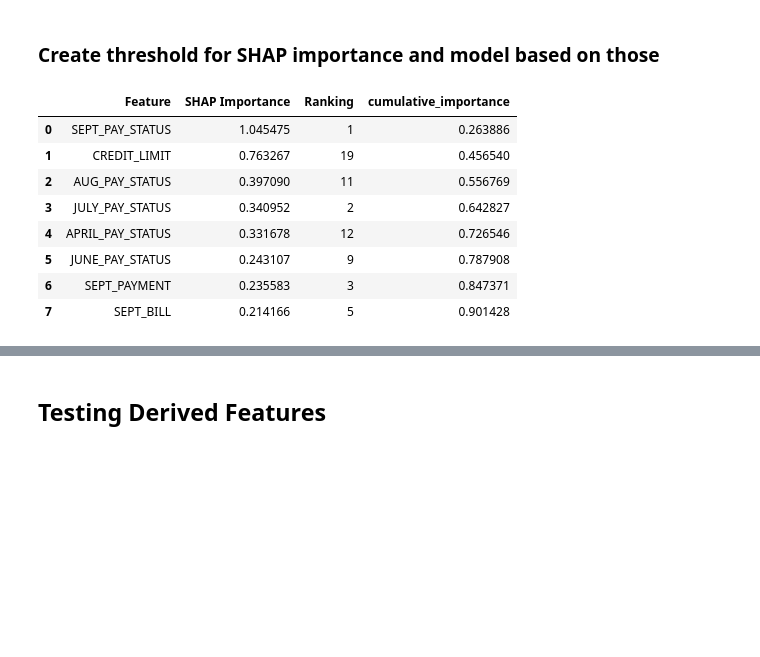
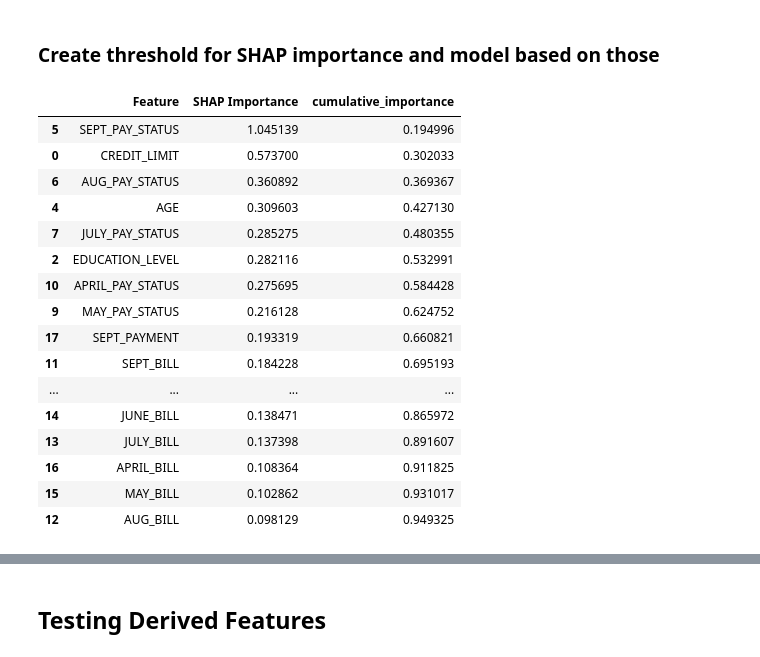
Before and after one commit to DatasanAli/AAI-501-Grp1, a Jupyter notebook: notebooks/xgboost.ipynb, the cells around one changed output, grey strips where cells are left out. Drawn from its saved outputs; the diff is of its cells as text; code cells hidden in the pictures; blank space fills up the shorter version.

```diff
--- a/notebooks/xgboost.ipynb
+++ b/notebooks/xgboost.ipynb
@@ -211,5 +211,28 @@ ROC-AUC Score: 0.7578848821588154
 [figure]
 # %% [markdown]
 ## SHAP (SHapley Additive exPlanations)
+# %%
+# Helper function for SHAP summary and rankings
+def shap_summary(model, features):
+    # Create a SHAP explainer
+    explainer = shap.Explainer(model, features)
+
+    # Compute SHAP values
+    shap_values = explainer(features)
+
+    # Combine SHAP feature importance dataframe
+    shap_importance = pd.DataFrame({
+        'Feature': features.columns,
+        'SHAP Importance': np.abs(shap_values.values).mean(axis=0),
+    }).sort_values(by='SHAP Importance', ascending=False)
+
+    # Display the shap importance
+    print(shap_importance)
+
+    # SHAP summary plot
+    plt.figure(figsize=(12, 6))
+    shap.summary_plot(shap_values, features)
+
+    return shap_importance
 # %% [markdown]
 ### Feature Importance via SHAP Summary Plot
@@ -315,0 +239,3 @@ else:
+# %%
+#xgboost with all features
+all_features_shap = shap_summary(xgb_model_all_features, features_train_resampled)
@@ -328,19 +302,28 @@ shap.dependence_plot(('SEPT_BILL', 'SEPT_PAYMENT'), shap_interaction_values, fea
 # %% [markdown]
 ### Create threshold for SHAP importance and model based on those
 # %%
-top_10_features['cumulative_importance'] = top_10_features['SHAP Importance'].cumsum() / top_10_features['SHAP Importance'].sum()
-filtered_features = top_10_features[top_10_features['cumulative_importance'] <= 0.95]
+shap_threshold = 0.95
+all_features_shap['cumulative_importance'] = all_features_shap['SHAP Importance'].cumsum() / all_features_shap['SHAP Importance'].sum()
+filtered_features = all_features_shap[all_features_shap['cumulative_importance'] <= shap_threshold]
 filtered_features
 # %% [output]
-|  | Feature | SHAP Importance | Ranking | cumulative_importance |
-| 0 | SEPT_PAY_STATUS | 1.045475 | 1 | 0.263886 |
-| 1 | CREDIT_LIMIT | 0.763267 | 19 | 0.456540 |
-| 2 | AUG_PAY_STATUS | 0.397090 | 11 | 0.556769 |
-| 3 | JULY_PAY_STATUS | 0.340952 | 2 | 0.642827 |
-| 4 | APRIL_PAY_STATUS | 0.331678 | 12 | 0.726546 |
-| 5 | JUNE_PAY_STATUS | 0.243107 | 9 | 0.787908 |
-| 6 | SEPT_PAYMENT | 0.235583 | 3 | 0.847371 |
-| 7 | SEPT_BILL | 0.214166 | 5 | 0.901428 |
+|  | Feature | SHAP Importance | cumulative_importance |
+| 5 | SEPT_PAY_STATUS | 1.045139 | 0.194996 |
+| 0 | CREDIT_LIMIT | 0.573700 | 0.302033 |
+| 6 | AUG_PAY_STATUS | 0.360892 | 0.369367 |
+| 4 | AGE | 0.309603 | 0.427130 |
+| 7 | JULY_PAY_STATUS | 0.285275 | 0.480355 |
+| 2 | EDUCATION_LEVEL | 0.282116 | 0.532991 |
+| 10 | APRIL_PAY_STATUS | 0.275695 | 0.584428 |
+| 9 | MAY_PAY_STATUS | 0.216128 | 0.624752 |
+| 17 | SEPT_PAYMENT | 0.193319 | 0.660821 |
+| 11 | SEPT_BILL | 0.184228 | 0.695193 |
+| ... | ... | ... | ... |
+| 14 | JUNE_BILL | 0.138471 | 0.865972 |
+| 13 | JULY_BILL | 0.137398 | 0.891607 |
+| 16 | APRIL_BILL | 0.108364 | 0.911825 |
+| 15 | MAY_BILL | 0.102862 | 0.931017 |
+| 12 | AUG_BILL | 0.098129 | 0.949325 |
 # %%
 features_train_passing_shap_threshold = features_train_resampled[filtered_features['Feature'].tolist()]
 features_test_passing_shap_threshold = features_test[filtered_features['Feature'].tolist()]
```
Also changed, not shown: parts of 31 cells of this notebook.
